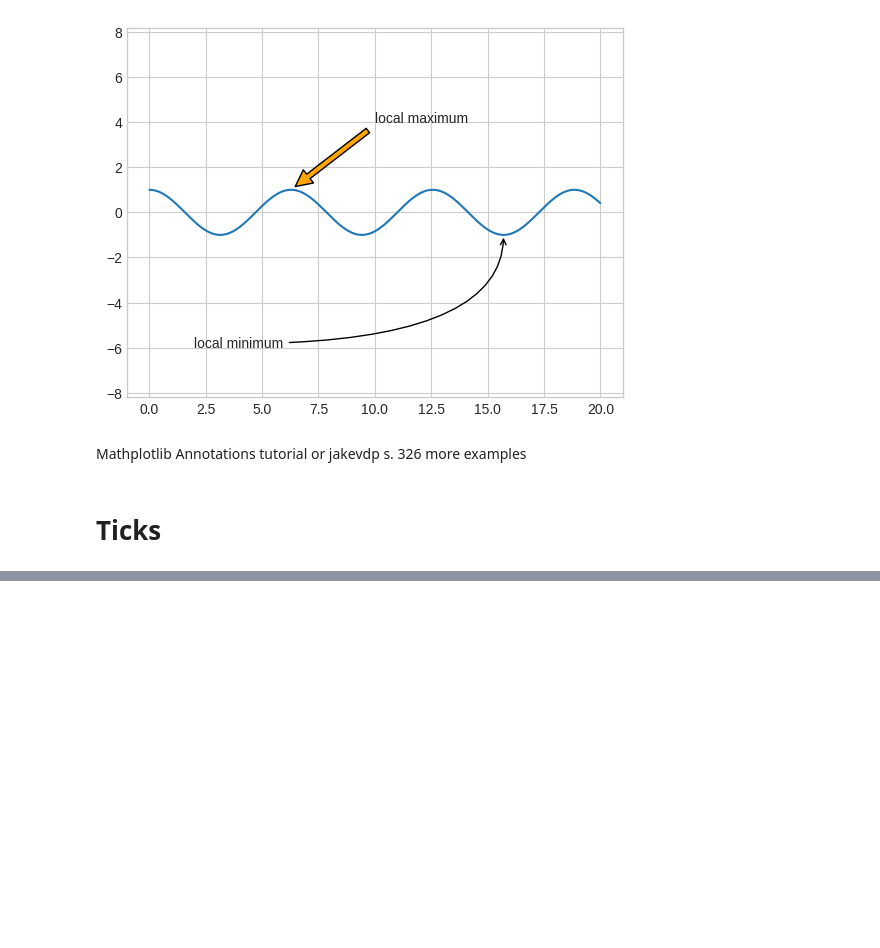
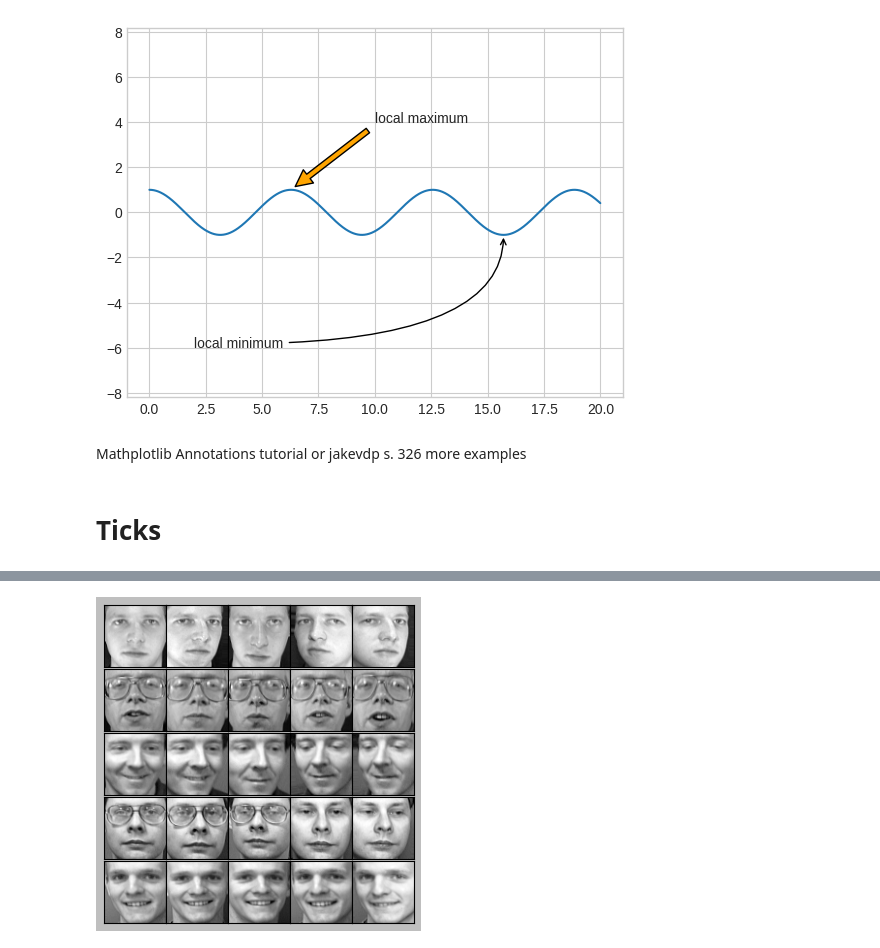
Before and after one commit to SlawCzech/matplot_exercises, a Jupyter notebook: matplot_basic.ipynb, the cells around one changed output, grey strips where cells are left out. Saved outputs shown, nothing was run; the diff lists cells and outputs as text; code cells hidden in the pictures; blank space fills up the shorter version.

```diff
--- a/matplot_basic.ipynb
+++ b/matplot_basic.ipynb
@@ -416,0 +438,15 @@ Mathplotlib Annotations tutorial or jakevdp s. 326 more examples
+# %%
+fig_8, ax_8 = plt.subplots(5, 5, figsize=(5, 5))
+# usuwamy przestrzeń między wykresami
+fig_8.subplots_adjust(hspace=0, wspace=0)
+
+from sklearn.datasets import fetch_olivetti_faces
+faces = fetch_olivetti_faces().images
+# usuwamy wszystkie ticki i wkładamy zdjęcia
+for i in range(5):
+    for j in range (5):
+        ax_8[i, j].xaxis.set_major_locator(plt.NullLocator())
+        ax_8[i, j].yaxis.set_major_locator(plt.NullLocator())
+        ax_8[i, j].imshow(faces[10 * i + j], cmap='binary_r')
+# %% [output]
+[figure, added]
```
Also changed, not shown: parts of 3 cells of this notebook.
